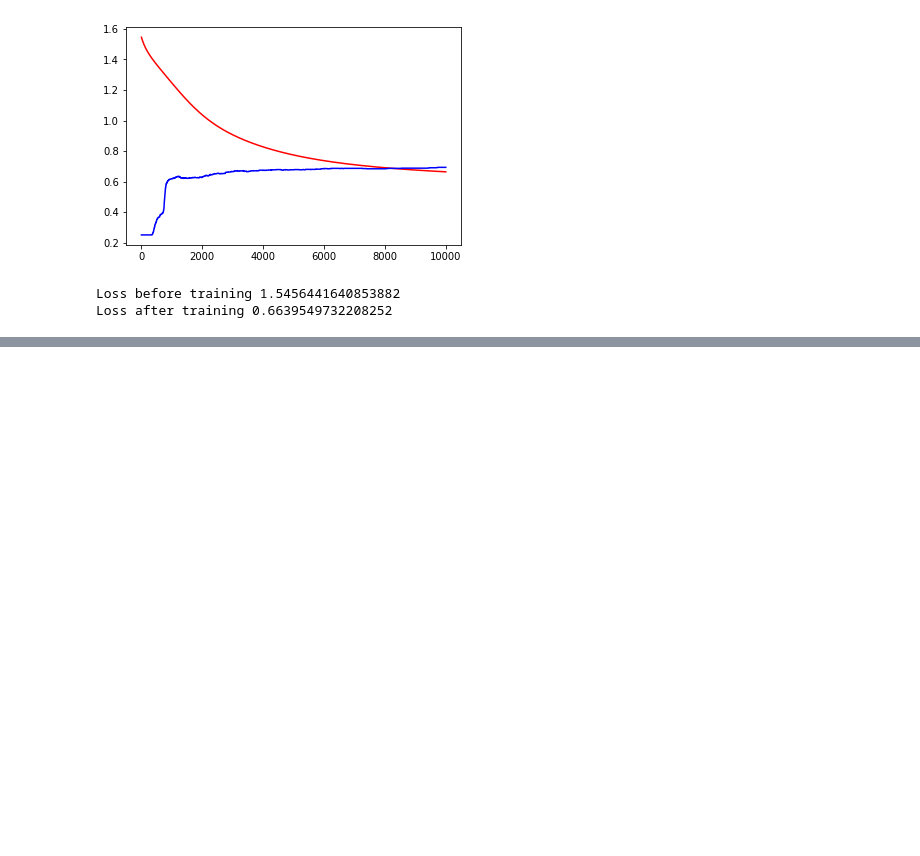
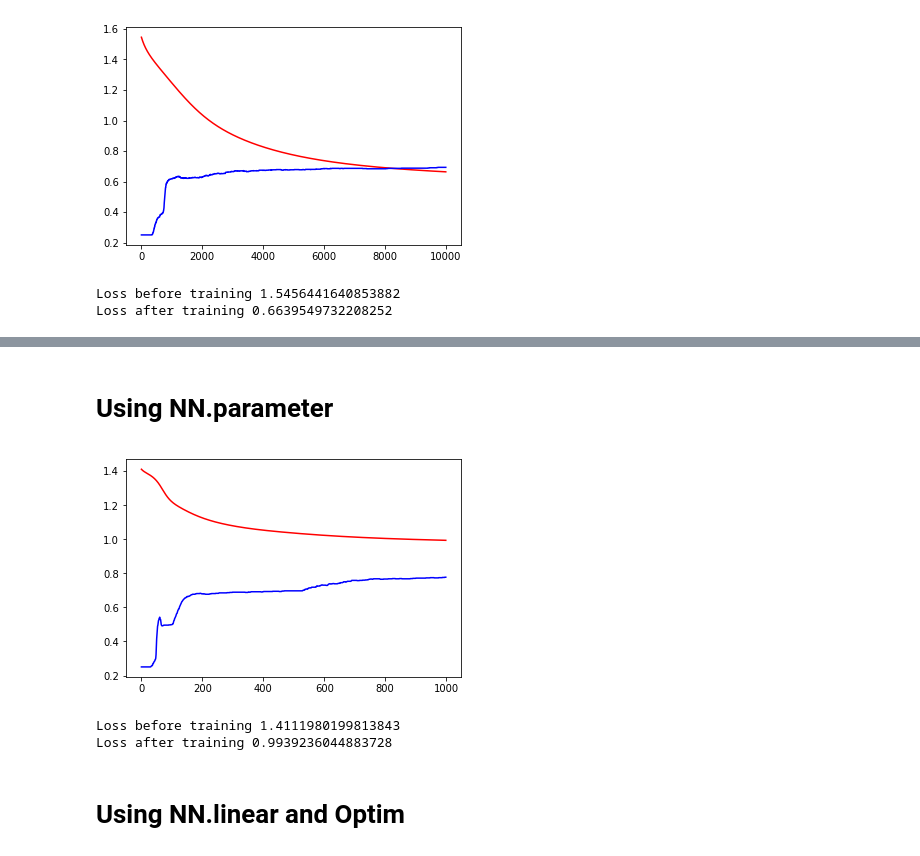
Before and after one commit to Musu1/Deep-Learning, a Jupyter notebook: FFNetworkWithPyTorch.ipynb, the cells around one changed output, grey strips where cells are left out. Cells and saved outputs as stored; diff of their text form; code cells hidden in the pictures; blank space fills up the shorter version.

```diff
--- a/FFNetworkWithPyTorch.ipynb
+++ b/FFNetworkWithPyTorch.ipynb
@@ -154,0 +207,2 @@ Loss after training 0.6639549732208252
+# %% [markdown]
+# Using NN.parameter
@@ -154,0 +217,49 @@ Loss after training 0.6639549732208252
+# %%
+# Here my First_network is inheriting from nn.module
+
+class First_network(nn.Module):
+
+  def __init__(self):
+    super().__init__() # Inherited class __init__ fxn
+    torch.manual_seed(0)
+    self.weights1=nn.Parameter(torch.randn(2,2)/math.sqrt(2))
+    self.bias1=nn.Parameter(torch.zeros(2))
+    self.weights2=nn.Parameter(torch.randn(2,4)/math.sqrt(2))
+    self.bias2=nn.Parameter(torch.zeros(4))
+
+  def forward(self,x):
+     a1=torch.matmul(x,self.weights1)+self.bias1 #Here shape of x --> N X 2(features) and shape of weights1 --> 2 x 2 then output would be N X 2 --> a1
+     h1=a1.sigmoid() #Using sigmoid as activation function h1 --> (N,2)
+     a2=torch.matmul(h1,self.weights2)+self.bias2 # Here shape of a2 --> (N,2) X (2,4) --> (N,4)
+     h2=a2.exp()/a2.exp().sum(-1).unsqueeze(-1) # h2 is softmax function of a2 Softmax is exponent of a output divide by sum of all the exponents.See the softmax in the next code
+     return h2
+# %%
+def fit(epochs=1000 ,learning_rate=1):
+  loss_arr=[] #This is for book keeping to visualize the change
+  acc_arr=[]
+  for epoch in range(epochs):
+    y_hat=fn(X_train) # fn is defined below it will call the forward fxn from First_network class
+    loss=F.cross_entropy(y_hat,Y_train)
+    loss.backward()
+    loss_arr.append(loss.item())
+    acc_arr.append(accuracy(y_hat,Y_train))
+
+    with torch.no_grad():
+      for param in fn.parameters():
+        param-=learning_rate*param.grad # This is how fit fxn becomes independent of model
+      fn.zero_grad()
+
+  plt.plot(loss_arr,'-r')
+  plt.plot(acc_arr,'-b')
+  plt.show()
+  print('Loss before training',loss_arr[0])
+  print('Loss after training',loss_arr[-1])
+# %%
+fn=First_network()
+fit()
+# %% [output]
+[figure, added]
+Loss before training 1.4111980199813843
+Loss after training 0.9939236044883728
+# %% [markdown]
+# Using NN.linear and Optim
```
Also changed, not shown: parts of 18 cells of this notebook.
